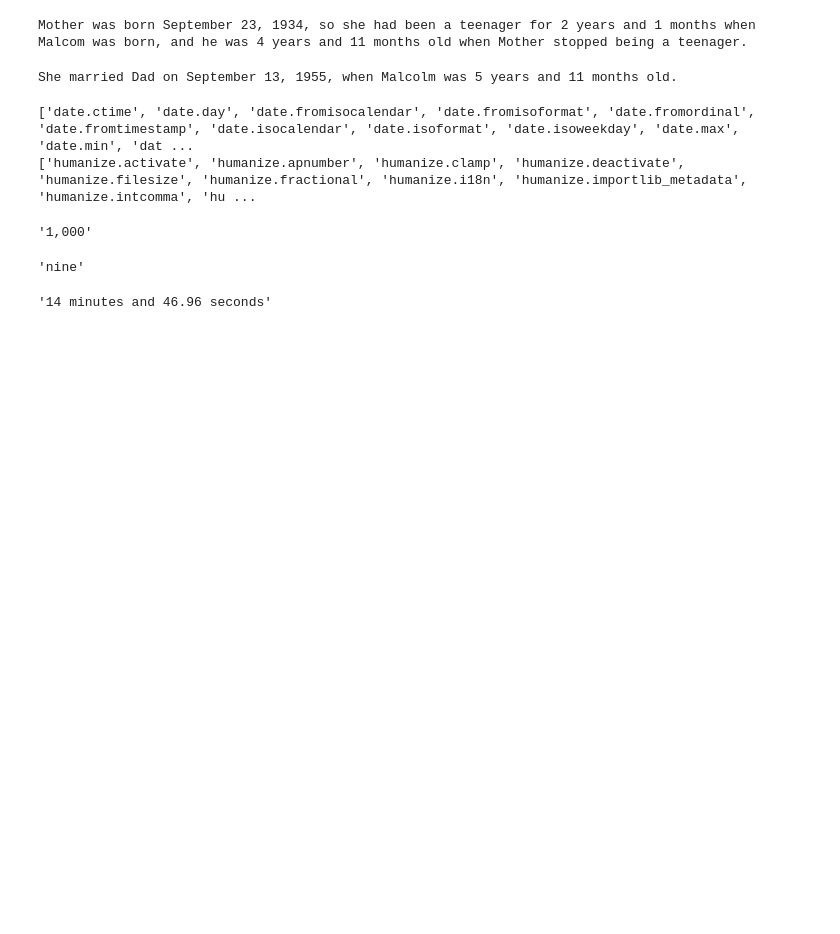
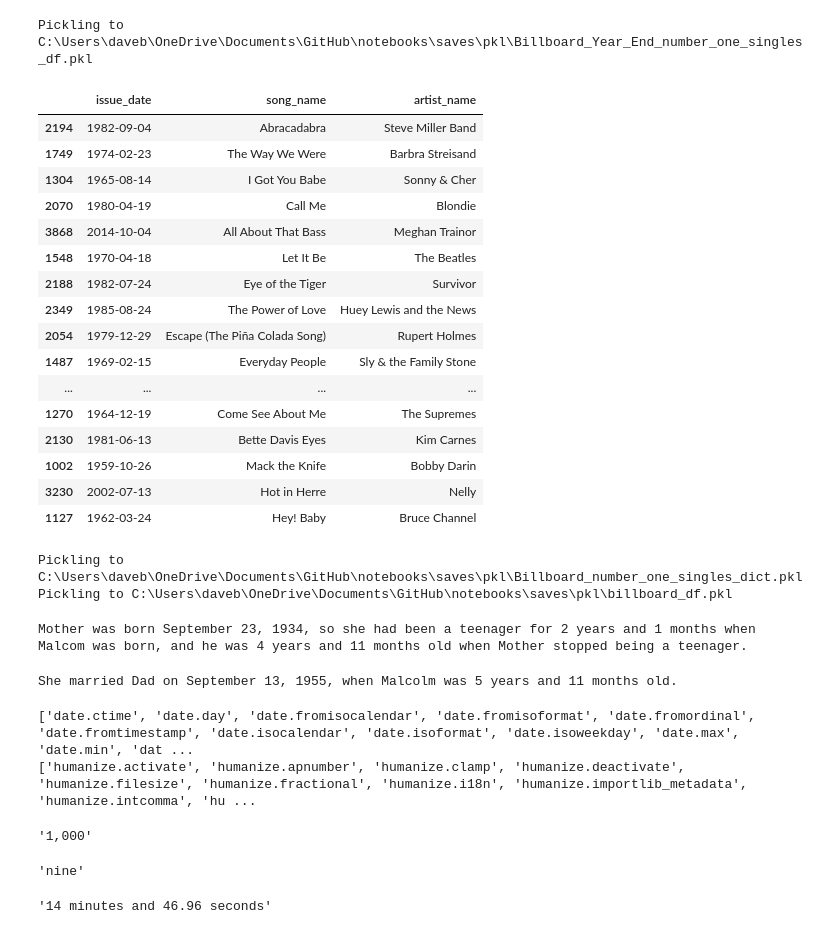
Before and after one commit to dbabbitt/notebooks, a Jupyter notebook: ipynb/How Long Has it Been.ipynb, the cells around one changed output. Saved outputs shown, nothing was run; the diff lists cells and outputs as text; code cells hidden in the pictures; blank space fills up the shorter version.

```diff
--- a/ipynb/How Long Has it Been.ipynb
+++ b/ipynb/How Long Has it Been.ipynb
@@ -0,0 +51,26 @@
+# %%
+
+%run ../load_magic/storage.py
+
+s = Storage()
+s.store_objects(Billboard_Year_End_number_one_singles_df=df)
+# %% [output]
+Pickling to C:\Users\daveb\OneDrive\Documents\GitHub\notebooks\saves\pkl\Billboard_Year_End_number_one_singles_df.pkl
+# %%
+
+import webbrowser
+
+url_prefix = 'https://en.wikipedia.org'
+page_url = url_prefix + '/wiki/List_of_Billboard_number-one_singles'
+page_soup = get_page_soup(page_url)
+links_list = page_soup.find_all(name='a')
+billboard_dict = {}
+for link_soup in links_list:
+    link_str = link_soup.text
+    if link_str.isnumeric():
+        year_number = int(link_str)
+        if year_number not in billboard_dict:
+            href = link_soup['href']
+            billboard_dict[year_number] = url_prefix + href
+            # print(dir(link_soup))
+            # break
@@ -1,3 +136,30 @@
+# %%
+
+billboard_df.sample(20)
+# %% [output]
+|  | issue_date | song_name | artist_name |
+| 2194 | 1982-09-04 | Abracadabra | Steve Miller Band |
+| 1749 | 1974-02-23 | The Way We Were | Barbra Streisand |
+| 1304 | 1965-08-14 | I Got You Babe | Sonny & Cher |
+| 2070 | 1980-04-19 | Call Me | Blondie |
+| 3868 | 2014-10-04 | All About That Bass | Meghan Trainor |
+| 1548 | 1970-04-18 | Let It Be | The Beatles |
+| 2188 | 1982-07-24 | Eye of the Tiger | Survivor |
+| 2349 | 1985-08-24 | The Power of Love | Huey Lewis and the News |
+| 2054 | 1979-12-29 | Escape (The Piña Colada Song) | Rupert Holmes |
+| 1487 | 1969-02-15 | Everyday People | Sly & the Family Stone |
+| ... | ... | ... | ... |
+| 1270 | 1964-12-19 | Come See About Me | The Supremes |
+| 2130 | 1981-06-13 | Bette Davis Eyes | Kim Carnes |
+| 1002 | 1959-10-26 | Mack the Knife | Bobby Darin |
+| 3230 | 2002-07-13 | Hot in Herre | Nelly |
+| 1127 | 1962-03-24 | Hey! Baby | Bruce Channel |
+# %%
+
+s.store_objects(Billboard_number_one_singles_dict=billboard_dict, billboard_df=billboard_df)
+# %% [output]
+Pickling to C:\Users\daveb\OneDrive\Documents\GitHub\notebooks\saves\pkl\Billboard_number_one_singles_dict.pkl
+Pickling to C:\Users\daveb\OneDrive\Documents\GitHub\notebooks\saves\pkl\billboard_df.pkl
 # %%
 
 import json
```
Also changed, not shown: parts of 7 cells of this notebook, 18 other files.
